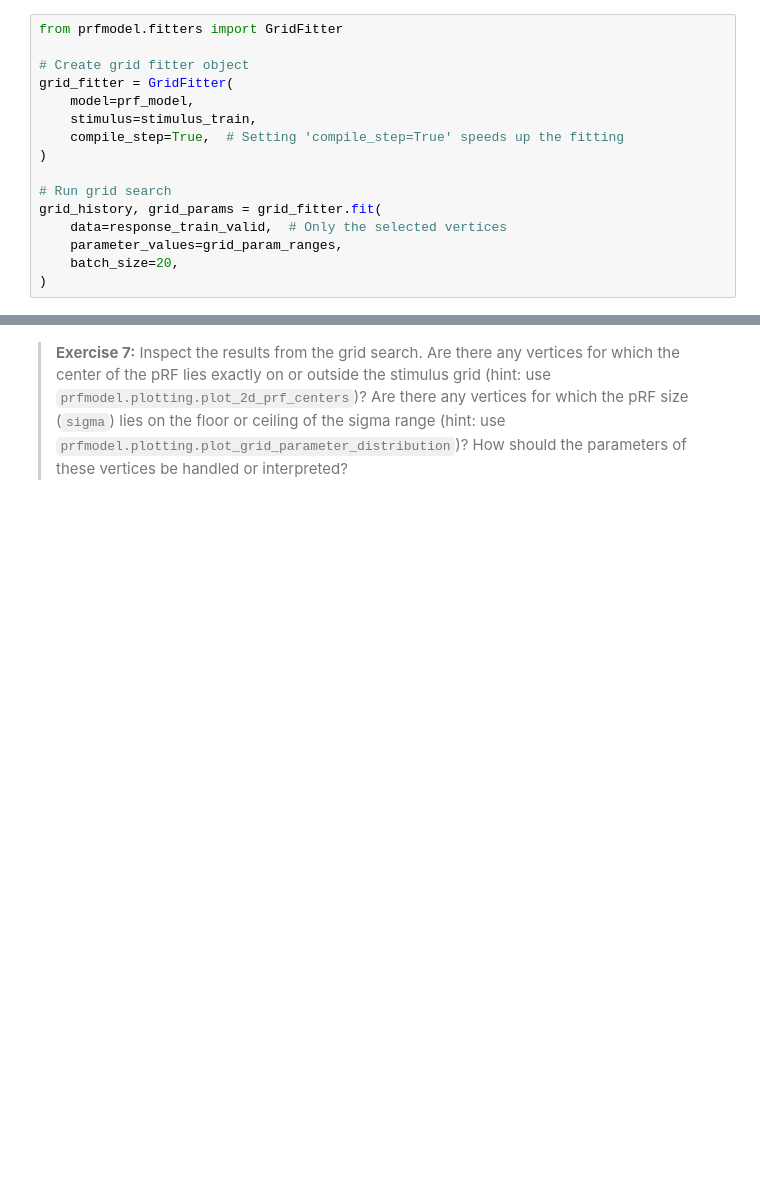
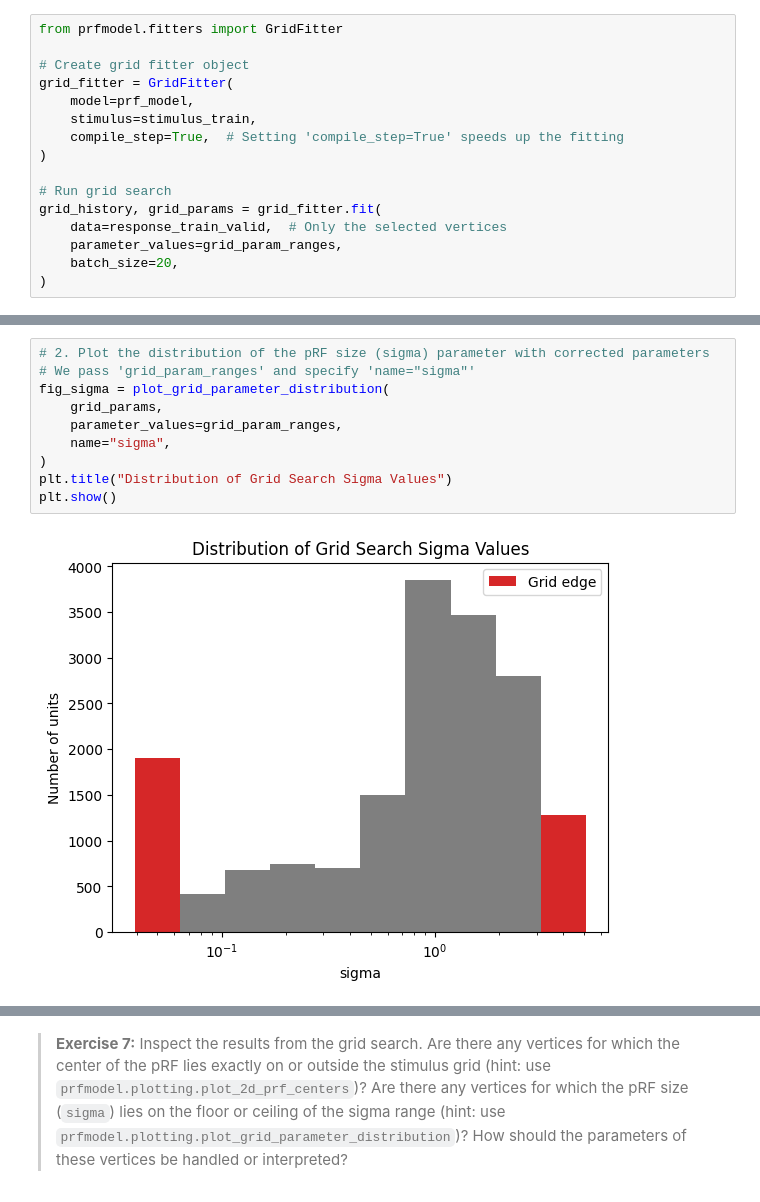
Before and after one commit to quailsir/Python, a Jupyter notebook: notebooks/workshop/02-prf-visual-fmri-cv.ipynb, the cells around one changed output, grey strips where cells are left out. Saved outputs shown, nothing was run; the diff lists cells and outputs as text; blank space fills up the shorter version.

```diff
--- a/notebooks/workshop/02-prf-visual-fmri-cv.ipynb
+++ b/notebooks/workshop/02-prf-visual-fmri-cv.ipynb
@@ -349,0 +366,12 @@ grid_history, grid_params = grid_fitter.fit(
+# %%
+# 2. Plot the distribution of the pRF size (sigma) parameter with corrected parameters
+# We pass 'grid_param_ranges' and specify 'name="sigma"'
+fig_sigma = plot_grid_parameter_distribution(
+    grid_params,
+    parameter_values=grid_param_ranges,
+    name="sigma",
+)
+plt.title("Distribution of Grid Search Sigma Values")
+plt.show()
+# %% [output]
+[figure, added]
```
Also changed, not shown: parts of 7 cells of this notebook.
